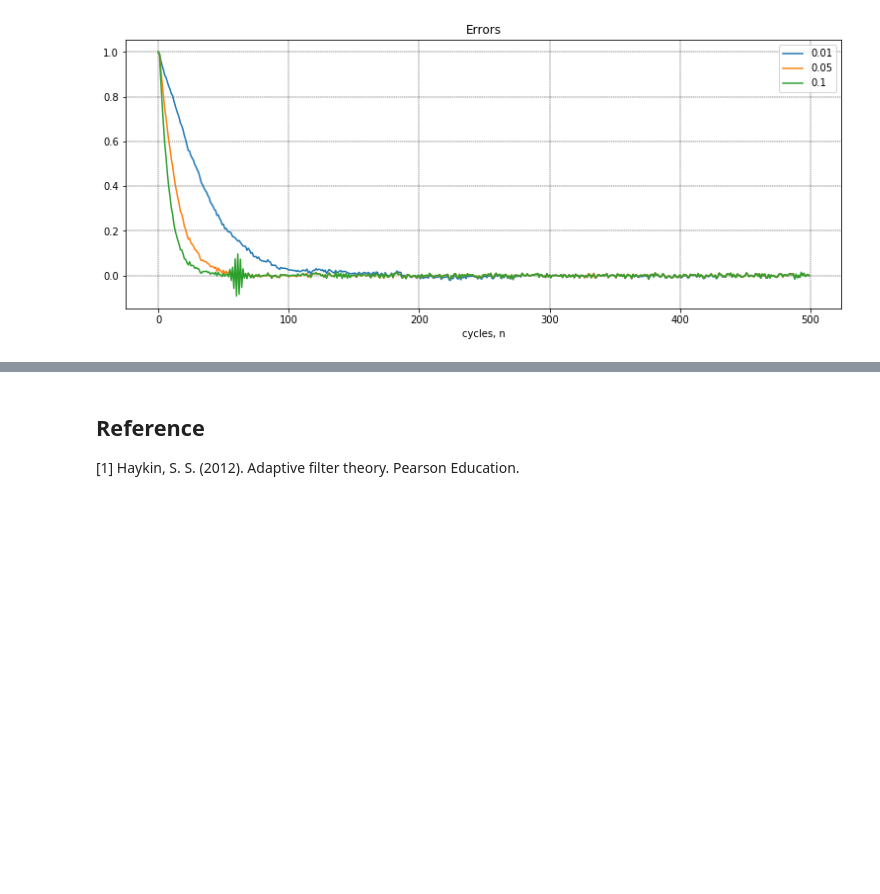
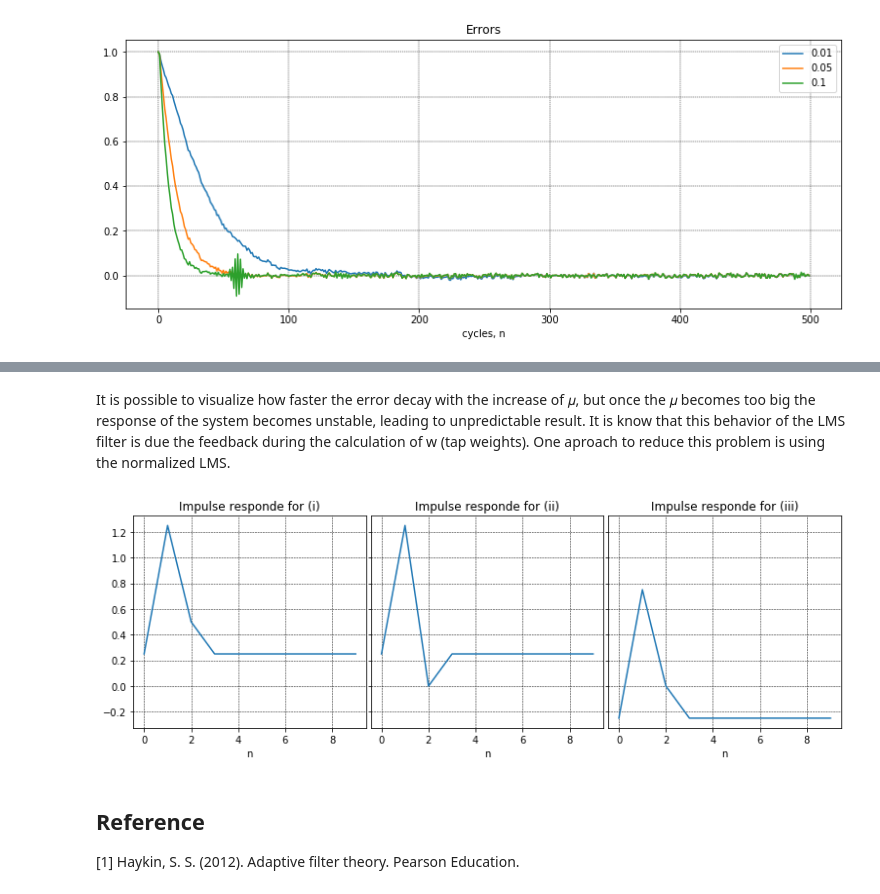
Before and after one commit to natanaelmgomes/AF4_LMS_NLMS, a Jupyter notebook: AF4_LMS_NLMS.ipynb, the cells around one changed output, grey strips where cells are left out. Saved outputs shown, nothing was run; the diff lists cells and outputs as text; code cells hidden in the pictures; blank space fills up the shorter version.

```diff
--- a/AF4_LMS_NLMS.ipynb
+++ b/AF4_LMS_NLMS.ipynb
@@ -108,3 +194,77 @@ The book states that the variance of the process is $\\𝜎^2 = 0.936$, but to a
+# %% [markdown]
+It is possible to visualize how faster the error decay with the increase of 𝜇, but once the 𝜇 becomes too big the response of the system becomes unstable, leading to unpredictable result. It is know that this behavior of the LMS filter is due the feedback during the calculation of w (tap weights). One aproach to reduce this problem is using the normalized LMS.
+# %%
+#------------------------------------------------
+# h. Chapter 6, problem 18 (So not a choice between 16,17,18 as stated in the PPT)
+#------------------------------------------------
+# Consider a linear communication channel whose transfer function may take one of three
+# possible forms:
+# (i) H(z) = 0.25 + z-1 + 0.25z-2
+# (ii) H(z) = 0.25 + z-1 - 0.25z-2
+# (iii) H(z) = -0.25 + z-1 + 0.25z-2
+# The channel output, in response to the input xn, is defined by
+# u(n) = sum#k h(k)x(n-k) + v(n),
+# where hn is the impulse response of the channel and v(n) is additive white Gaussian noise
+# with zero mean and variance s²n = 0.01. The channel input xn consists of a Bernoulli
+# sequence with x(n) = +-1.
+# The purpose of the experiment is to design an adaptive equalizer trained by using
+# the LMS algorithm with step-size parameter m = 0.001. In structural terms, the equalizer
+# is built around an FIR filter with 21 taps. For desired response, a delayed version of the
+# channel input, namely x(n-Δ), is supplied to the equalizer. For each of the possible transfer
+# functions listed under (i), (ii), and (iii), do the following:
+# (a) Determine the optimum value of the delay Δ that minimizes the mean-square error at
+# the equalizer output.
+# (b) For the optimum delay Δ determined in part (a), plot the learning curve of the equalizer
+# by averaging the squared value of the error signal over an ensemble of 100 independent
+# Monte Carlo runs of the experiment.
+#------------------------------------------------
+# To solve this exercise lets create the functions:
+
+def func1(x): # (i) H(z) = 0.25 + z-1 + 0.25z-2
+    y = np.zeros(x.shape)
+    y[0] = 0.25
+    y[1] = 0.25 + x[0]
+    for i in range(2,y.shape[0],1):
+        y[i] = 0.25 + x[i-1] + 0.25 * x[i-2]
+    return y
+
+def func2(x): # (ii) H(z) = 0.25 + z-1 - 0.25z-2
+    y = np.zeros(x.shape)
+    y[0] = 0.25
+    y[1] = 0.25 + x[0]
+    for i in range(2,y.shape[0],1):
+        y[i] = 0.25 + x[i-1] - 0.25 * x[i-2]
+    return y
+
+def func3(x): # (iii) H(z) = -0.25 + z-1 + 0.25z-2
+    y = np.zeros(x.shape)
+    y[0] = -0.25
+    y[1] = -0.25 + x[0]
+    for i in range(2,y.shape[0],1):
+        y[i] = -0.25 + x[i-1] + 0.25 * x[i-2]
+    return y
+
+# parameters
+n = 10
+
+# check the impulse response:
+ent = np.zeros(n)
+ent[0] = 1
+
+fig, ax = plt.subplots(1,3,figsize=(13,4),sharey=True)
+ax[0].set_title('Impulse responde for (i)')
+ax[0].plot(func1(ent))
+ax[0].set_xlabel('n'), ax[0].grid(linestyle='--',linewidth='0.5', color='black')
+ax[1].set_title('Impulse responde for (ii)')
+ax[1].plot(func2(ent))
+ax[1].set_xlabel('n'), ax[1].grid(linestyle='--',linewidth='0.5', color='black')
+ax[2].set_title('Impulse responde for (iii)')
+ax[2].plot(func3(ent))
+ax[2].set_xlabel('n'), ax[2].grid(linestyle='--',linewidth='0.5', color='black')
+plt.subplots_adjust(hspace = 0., wspace = 0.02)
+plt.show()
+# %% [output]
+[figure, added]
 # %% [markdown]
 ## Reference
 
```
Also changed, not shown: parts of 8 cells of this notebook.
